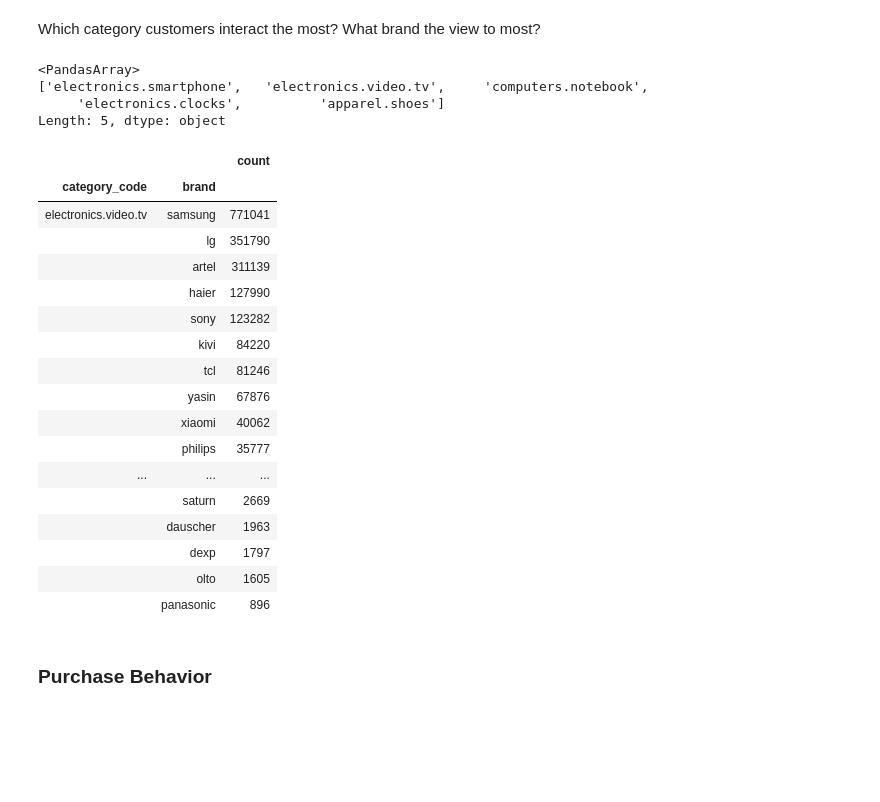
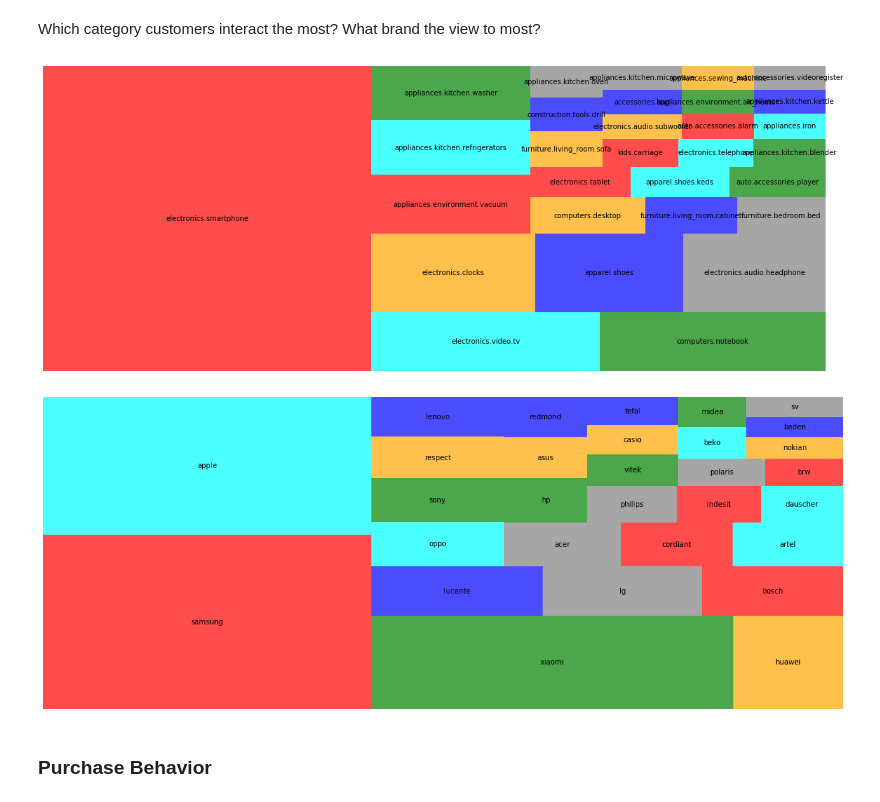
Before and after one commit to andypwyu/eCommerce-behavior, a Jupyter notebook: eCommerce behavior data from multi category store.ipynb, the cells around one changed output. Cells and saved outputs as stored; diff of their text form; code cells hidden in the pictures; blank space fills up the shorter version.

```diff
--- a/eCommerce behavior data from multi category store.ipynb
+++ b/eCommerce behavior data from multi category store.ipynb
@@ -74,37 +95,26 @@ plt.savefig('Vistors_Daily_Trend.png')
 ### By Category and Product
 # %% [markdown]
 Which category customers interact the most? What brand the view to most?
-# %%
-top_category = data['category_code'].value_counts()[:5].sort_values(ascending=False)
-top_category.index.array
-# %% [output]
-<PandasArray>
-['electronics.smartphone',   'electronics.video.tv',     'computers.notebook',
-     'electronics.clocks',          'apparel.shoes']
-Length: 5, dtype: object
-# %%
-df_top_category = data.loc[data['category_code'].isin(top_category.index.array),:]
-top_brand = df_top_category.groupby(['category_code','brand'])['user_session'].agg(['count']).sort_values(['category_code','count'], ascending=False)
-top_brand.head(30)
-# %% [output]
-|  |  | count |
-| category_code | brand |  |
-| electronics.video.tv | samsung | 771041 |
-|  | lg | 351790 |
-|  | artel | 311139 |
-|  | haier | 127990 |
-|  | sony | 123282 |
-|  | kivi | 84220 |
-|  | tcl | 81246 |
-|  | yasin | 67876 |
-|  | xiaomi | 40062 |
-|  | philips | 35777 |
-| ... | ... | ... |
-|  | saturn | 2669 |
-|  | dauscher | 1963 |
-|  | dexp | 1797 |
-|  | olto | 1605 |
-|  | panasonic | 896 |
+# %%
+top_category_n = 30
+top_category = data['category_code'].value_counts()[:top_category_n].sort_values(ascending=False)
+df = pd.DataFrame({'count':top_category, 'top_category':top_category })
+
+squarify.plot(sizes=top_category, label=top_category.index.array, color=["red","cyan","green","orange","blue","grey"], alpha=.7  )
+plt.axis('off')
+plt.show()
+# %% [output]
+[figure, added]
+# %%
+top_brand_n = 30
+top_brand = data['brand'].value_counts()[:top_brand_n].sort_values(ascending=False)
+df = pd.DataFrame({'count':top_brand, 'top_category':top_brand.index.array })
+
+squarify.plot(sizes=top_brand, label=top_brand.index.array, color=["red","cyan","green","orange","blue","grey"], alpha=.7  )
+plt.axis('off')
+plt.show()
+# %% [output]
+[figure, added]
 # %% [markdown]
 ### Purchase Behavior
 # %% [markdown]
```
Also changed, not shown: parts of 11 cells of this notebook.
